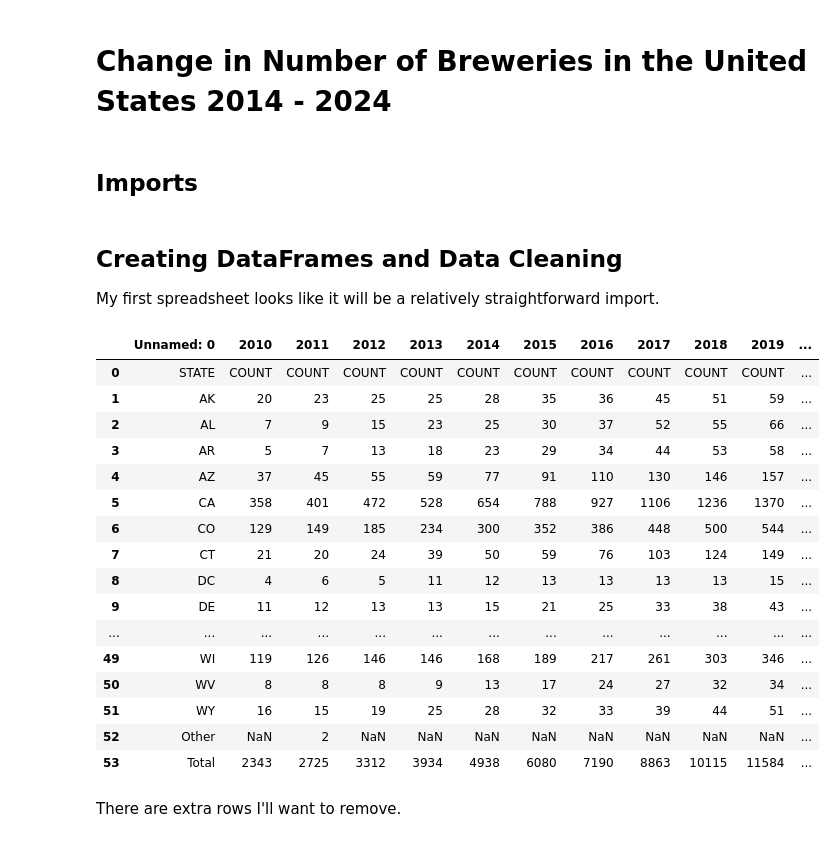
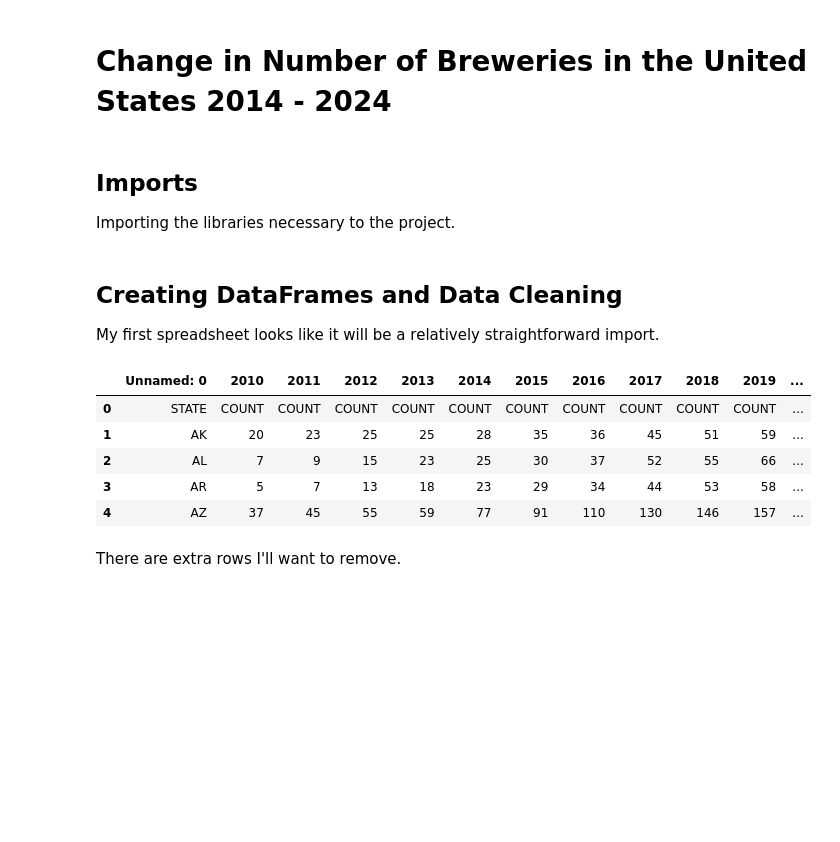
Before and after one commit to miramontron/us_beer_production, a Jupyter notebook: notebooks/number_of_us_breweries.ipynb, the cells around one changed output. Cells and saved outputs as stored; diff of their text form; code cells hidden in the pictures; blank space fills up the shorter version.

```diff
--- a/notebooks/number_of_us_breweries.ipynb
+++ b/notebooks/number_of_us_breweries.ipynb
@@ -2,6 +2,7 @@
 # Change in Number of Breweries in the United States 2014 - 2024
 # %% [markdown]
 ## Imports
+Importing the libraries necessary to the project.
 # %%
 # pandas will be essential to creating dataframes
 import pandas as pd
@@ -18,28 +22,19 @@ My first spreadsheet looks like it will be a relatively straightforward import.
 # %%
 # creating the dataframe
 # specifying which sheet within the spreadsheet I want to use
 # skipping extra rows at the top and bottom of the spreadsheet
 state_brewery_count_df = pd.read_excel('../data/brewery_count_by_state_2024.xlsx', sheet_name='2010 - 2024', skiprows=7, skipfooter=12)
+
 # checking the data
-state_brewery_count_df
+# as this is a long dataframe I'll use the .head() function to return the first five rows and make sure nothing is amiss
+state_brewery_count_df.head()
 # %% [output]
 |  | Unnamed: 0 | 2010 | 2011 | 2012 | 2013 | 2014 | 2015 | 2016 | 2017 | 2018 | 2019 | ... |
 | 0 | STATE | COUNT | COUNT | COUNT | COUNT | COUNT | COUNT | COUNT | COUNT | COUNT | COUNT | ... |
 | 1 | AK | 20 | 23 | 25 | 25 | 28 | 35 | 36 | 45 | 51 | 59 | ... |
 | 2 | AL | 7 | 9 | 15 | 23 | 25 | 30 | 37 | 52 | 55 | 66 | ... |
 | 3 | AR | 5 | 7 | 13 | 18 | 23 | 29 | 34 | 44 | 53 | 58 | ... |
 | 4 | AZ | 37 | 45 | 55 | 59 | 77 | 91 | 110 | 130 | 146 | 157 | ... |
-| 5 | CA | 358 | 401 | 472 | 528 | 654 | 788 | 927 | 1106 | 1236 | 1370 | ... |
-| 6 | CO | 129 | 149 | 185 | 234 | 300 | 352 | 386 | 448 | 500 | 544 | ... |
-| 7 | CT | 21 | 20 | 24 | 39 | 50 | 59 | 76 | 103 | 124 | 149 | ... |
-| 8 | DC | 4 | 6 | 5 | 11 | 12 | 13 | 13 | 13 | 13 | 15 | ... |
-| 9 | DE | 11 | 12 | 13 | 13 | 15 | 21 | 25 | 33 | 38 | 43 | ... |
-| ... | ... | ... | ... | ... | ... | ... | ... | ... | ... | ... | ... | ... |
-| 49 | WI | 119 | 126 | 146 | 146 | 168 | 189 | 217 | 261 | 303 | 346 | ... |
-| 50 | WV | 8 | 8 | 8 | 9 | 13 | 17 | 24 | 27 | 32 | 34 | ... |
-| 51 | WY | 16 | 15 | 19 | 25 | 28 | 32 | 33 | 39 | 44 | 51 | ... |
-| 52 | Other | NaN | 2 | NaN | NaN | NaN | NaN | NaN | NaN | NaN | NaN | ... |
-| 53 | Total | 2343 | 2725 | 3312 | 3934 | 4938 | 6080 | 7190 | 8863 | 10115 | 11584 | ... |
 # %% [markdown]
 There are extra rows I'll want to remove.
 # %%
```
Also changed, not shown: parts of 34 cells of this notebook, 1 other file.
